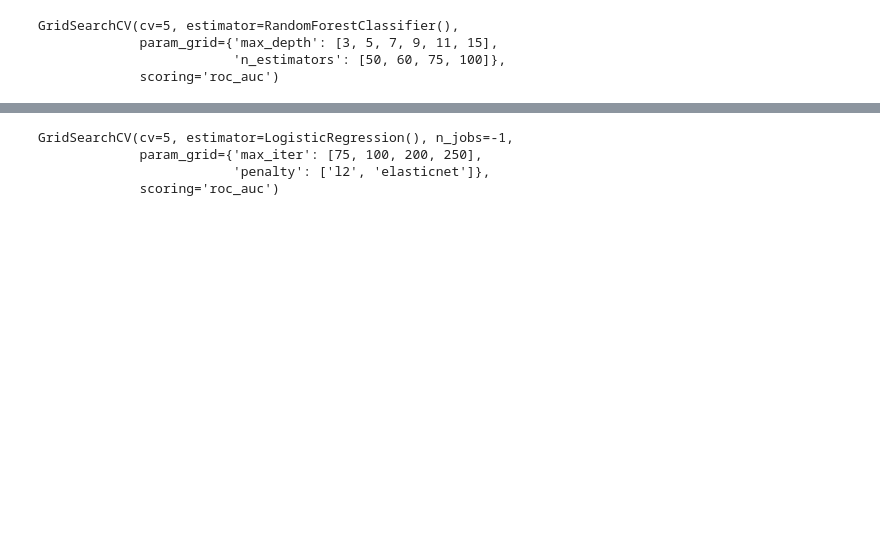
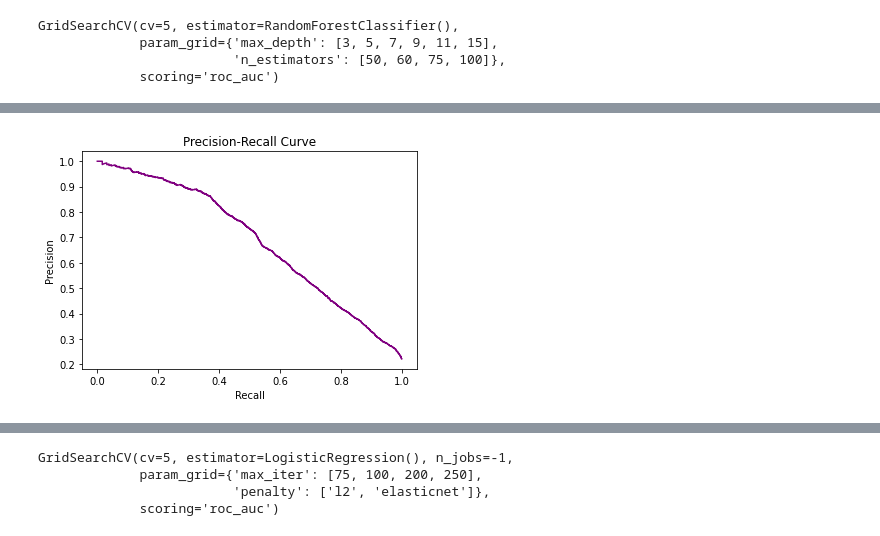
Before and after one commit to shreesha2304/Credit-Card-Default-Prediction, a Jupyter notebook: Credit_Card_Default_Prediction_Capstone_Project.ipynb, the cells around one changed output, grey strips where cells are left out. Saved outputs shown, nothing was run; the diff lists cells and outputs as text; code cells hidden in the pictures; blank space fills up the shorter version.

```diff
--- a/Credit_Card_Default_Prediction_Capstone_Project.ipynb
+++ b/Credit_Card_Default_Prediction_Capstone_Project.ipynb
@@ -787,0 +745,4 @@ from sklearn.metrics import roc_curve
+# %%
+pr_curve(y_train, y_score_1)
+# %% [output]
+[figure, added]
```
Also changed, not shown: parts of 77 cells of this notebook.
